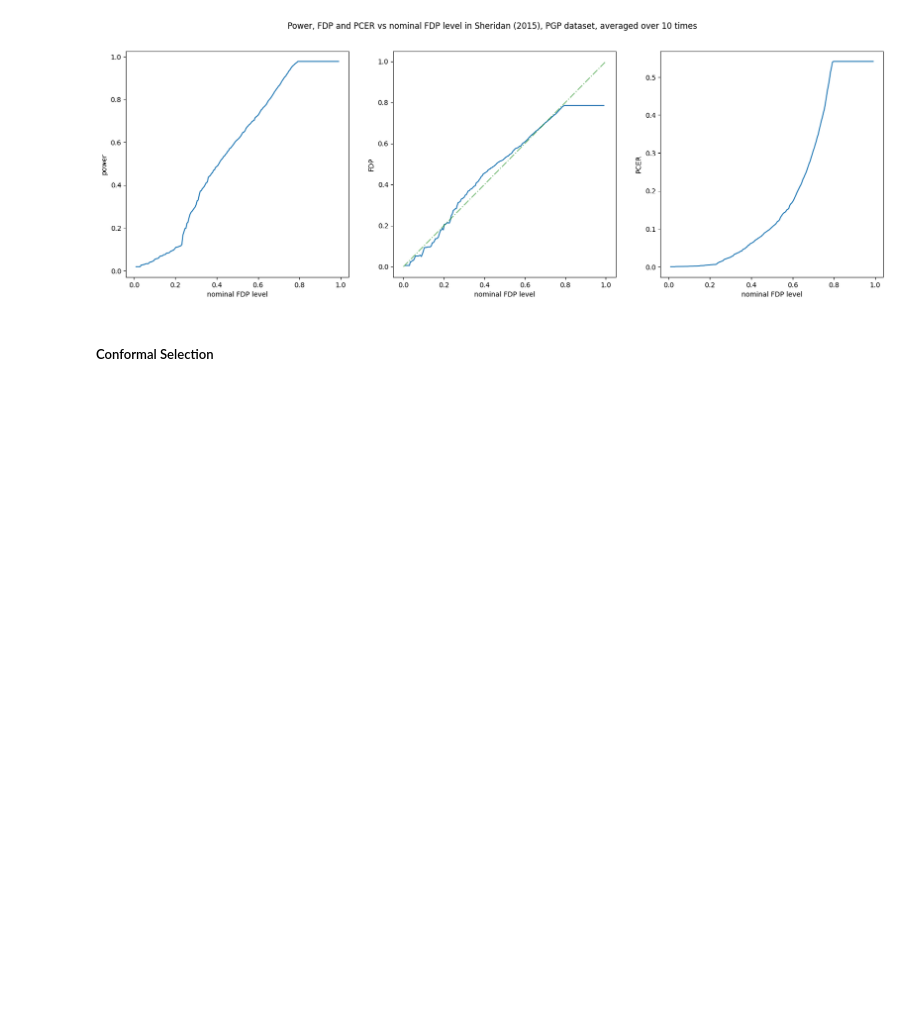
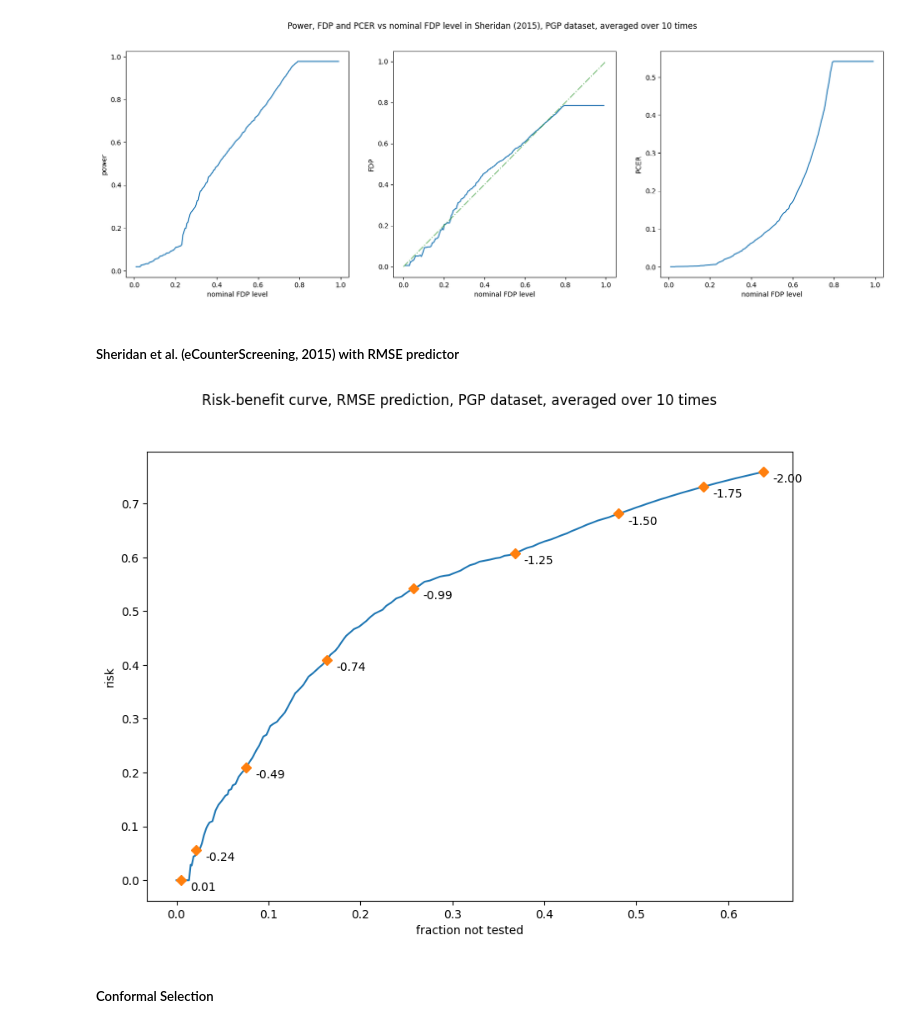
Before and after one commit to Tian-Bai/selcf_paper, a Jupyter notebook: utils/Sheridan-vs-Conformal.ipynb, the cells around one changed output. Drawn from its saved outputs; the diff is of its cells as text; code cells hidden in the pictures; blank space fills up the shorter version.

```diff
--- a/utils/Sheridan-vs-Conformal.ipynb
+++ b/utils/Sheridan-vs-Conformal.ipynb
@@ -502,6 +552,52 @@ axs[2].set_ylabel("PCER")
 plt.show()
 # %% [output]
 [figure]
+# %% [markdown]
+##### Sheridan et al. (eCounterScreening, 2015) with RMSE predictor
+# %%
+# risk-benefit curve
+
+R_list = np.linspace(0.5, -2, 200)
+benefit_list = np.zeros(200)
+power_list = np.zeros(200)
+fdp_list = np.zeros(200)
+
+itr = 10
+
+for k in tqdm(range(itr)):
+    rf = RandomForestRegressor(n_estimators=100, max_depth=20, max_features='sqrt')
+    Xtrain, Xcalib, Ytrain, Ycalib = train_test_split(Xtc, Ytc, train_size=0.7, shuffle=True)
+    Xtrain, Xtrain_rmse, Ytrain, Ytrain_rmse = train_test_split(Xtc, Ytc, train_size=0.5, shuffle=True)
+    rf.fit(Xtrain, Ytrain)
+
+    rf_rmse = RandomForestRegressor(n_estimators=100, max_depth=20, max_features='sqrt')
+    rf_rmse.fit(Xtrain_rmse, np.abs(Ytrain_rmse - rf.predict(Xtrain_rmse)))
+
+    Ypred_calib = rf.predict(Xcalib)
+    rmse_calib = rf_rmse.predict(Xcalib)
+
+    z_calib = (threshold - Ypred_calib) / rmse_calib
+
+    for i, R in enumerate(R_list):
+        try_r_sel = [j for j in range(len(z_calib)) if z_calib[j] >= R]
+        try_fdp, _, try_power = eval(Ycalib, try_r_sel, -100, threshold)
+        fdp_list[i] += try_fdp / itr
+        benefit_list[i] += len(try_r_sel) / (len(Ycalib) * itr)
+        power_list[i] += try_power / itr
+# %%
+fig, axs = plt.subplots(figsize=(10, 7))
+idx_list = [39, 59, 79, 99, 119, 139, 159, 179, 199]
+axs.plot(benefit_list, fdp_list)
+axs.plot(benefit_list[idx_list], fdp_list[idx_list], 'D')
+axs.set_xlabel('fraction not tested')
+axs.set_ylabel('risk')
+for idx in idx_list:
+    r = R_list[idx]
+    axs.text(benefit_list[idx] + 0.01, fdp_list[idx] - 0.02, f'{r:.2f}')
+fig.suptitle(f'Risk-benefit curve, RMSE prediction, {dataset_name} dataset, averaged over {itr} times')
+plt.show()
+# %% [output]
+[figure, added]
 # %% [markdown]
 ##### Conformal Selection
 # %%
```
Also changed, not shown: parts of 6 cells of this notebook.
